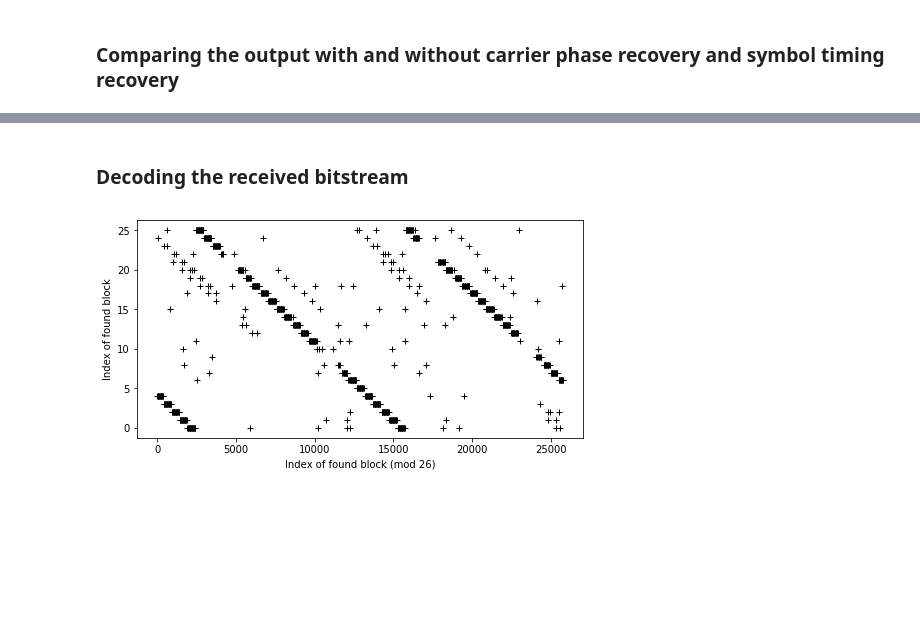
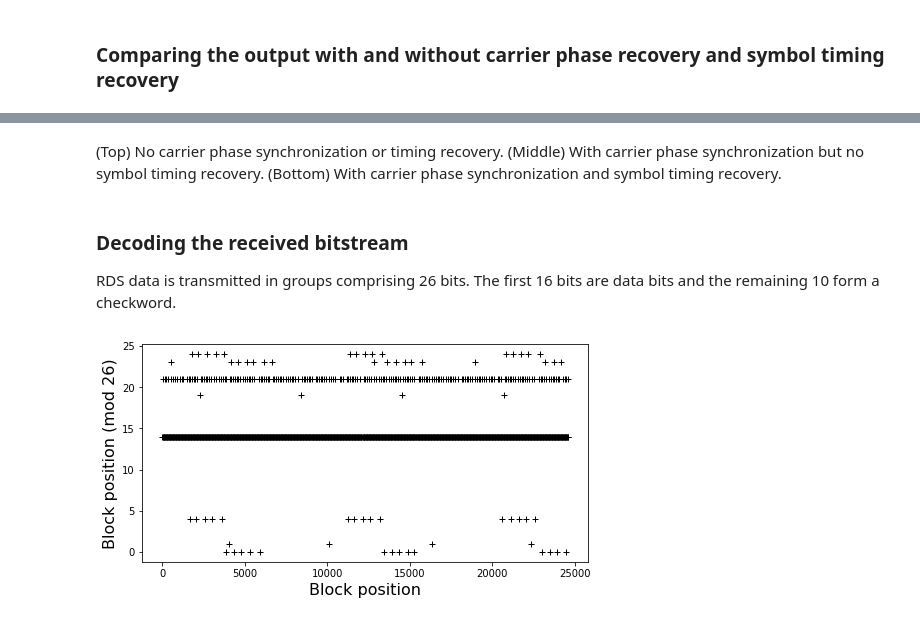
Before and after one commit to Max-Manning/RDS_decode, a Jupyter notebook: RDS_DECODE.ipynb, the cells around one changed output, grey strips where cells are left out. Drawn from its saved outputs; the diff is of its cells as text; code cells hidden in the pictures; blank space fills up the shorter version.

```diff
--- a/RDS_DECODE.ipynb
+++ b/RDS_DECODE.ipynb
@@ -38,9 +37,9 @@ plt.show()
 # %%
-# Decimate to reduce the sample rate from 1.024 Msps to 256 ksps
-fsM = 256000
-IQ = signal.decimate(IQ, int(fs/fsM))
+# Decimate to reduce the sample rate from 1.024 Msps to 192 ksps
+fsM = 192000
+IQ = signal.resample_poly(IQ, 3, 16)
 
-# FM demodulation in one line
+# FM demodulation
 MPX_FM = np.angle([x[0]*np.conj(x[1]) for x in zip(IQ[1:], IQ[:-1])])
 
 # Plot the multiplex spectrum of the FM channel
@@ -52,0 +52,6 @@ plt.show()
+# %%
+# filter out the audio signals
+wo = 2*np.pi*57000/fsM  # RDS subcarrier frequency
+RDSFilt = signal.remez(192,[0, 2000, 4000, fsM/2],[1,0], fs=fsM)
+RDSFilt57 = RDSFilt*np.cos(wo*np.arange(RDSFilt.shape[0]))
+RDS_57 = 10*signal.convolve(MPX_FM, RDSFilt57, mode='same')
@@ -128,3 +125,20 @@ RDS_demod_nophase = signal.lfilter(basefilt0, 1.0, RDS_demod_nophase)
+# %%
+# Using the recovered 57kHz carrier phase to create a frequency synchronized 1187.5Hz symbol carrier
+symcarrier = np.cos((wo*np.arange(MPX_FM.shape[0]) + theta0)/48)
+recovered_carrier1187 = signal.resample_poly(symcarrier, 57, 192)
+
+basefilt0 = signal.remez(96, [0, 400, 1500, fsR/2], [1, 0], fs = fsR)
+
+# demodulate the BPSK signal
+RDS_demod = RDS*recovered_carrier1187
+RDS_demod = signal.lfilter(basefilt0, 1.0, RDS_demod)
+
+nn = np.arange(RDS.shape[0])
+wc = 2*np.pi*1187.5/fsR   # expected carrier frequency
+
+# Also demodulate without phase correction
+RDS_demod_uncorr01 = RDS_uncorr0*np.cos(wc*nn)
+RDS_demod_uncorr01 = signal.lfilter(basefilt0, 1.0, RDS_demod_uncorr01)
 # %% [markdown]
 ### Symbol Timing Recovery
 # %%
@@ -244,10 +227,18 @@ plt.show()
-# %% [markdown]
-### Decoding the received bitstream
+# %% [markdown]
+(Top) No carrier phase synchronization or timing recovery. (Middle) With carrier phase synchronization but no symbol timing recovery. (Bottom) With carrier phase synchronization and symbol timing recovery.
+# %% [markdown]
+### Decoding the received bitstream
+
+RDS data is transmitted in groups comprising 26 bits. The first 16 bits are data bits and the remaining 10 form a checkword.
 # %%
 # Turn back now if using numpy arrays to do bitwise operations upsets you.
 
+# Slicer: convert sample values to zeros and ones
+RDS_bitstream = (np.sign(np.real(RDS_sampled))).astype(int)
+RDS_bitstream[RDS_bitstream == -1] = 0
+
 # differential decoding
-RDS_bits = np.bitwise_xor(RDS_bitstream[1:], RDS_bitstream[:-1],)
+RDS_bits = np.bitwise_xor(RDS_bitstream[1:], RDS_bitstream[:-1])
 
 # syndromes corresponding to valid block types (see IEC 62106 p.xx)
 checkw = np.array([[1,1,1,1,0,1,1,0,0,0],
@@ -274,35 +265,34 @@ h1 = np.array([[1,0,1,1,0,1,1,1,0,0],
       [0,1,1,1,1,0,1,1,1,0],
       [0,0,1,1,1,1,0,1,1,1],
       [1,0,1,0,1,0,0,1,1,1],
       [1,1,1,0,0,0,1,1,1,1],
       [1,1,0,0,0,1,1,0,1,1]])
 H = np.concatenate((np.eye(10), h1), axis=0)
 
 block_offsets = []
 HHDD = np.zeros((5,RDS_bits.shape[0]- 26 ))
 
 
 # Find all blocks with valid checkwords
 for j in range(RDS_bits.shape[0]- 26):
     y = RDS_bits[j:j+26]
     cw = np.mod(y.T@H, 2*np.ones((10,)))
 
     # Check if the computed checkword offset corresponds to one of the valid block types.
     for k in range(5):
         hammingdist = np.count_nonzero(cw-checkw[k,:])
         if np.count_nonzero(hammingdist) == 0:
             block_offsets.append(j)
 
 hitindex = [h % 26 for h in block_offsets]
 
 # plot the index (mod 26) where each successful block is detected.
-# RDS is a continuous-transfer protocol so ideally this should be a horizontal line.
-# Unfortunately this step shows that there is a lot of timing drift
+# RDS transmits blocks continually with no gaps, so ideally this should be a horizontal line.
 
 plt.figure(figsize=(8,4))
 plt.plot(block_offsets, hitindex, 'k+')
-plt.xlabel('Block index (mod 26)')
-plt.ylabel('Block index')
+plt.ylabel('Block position (mod 26)', fontsize=16)
+plt.xlabel('Block position', fontsize=16)
 plt.show()
 # %% [output]
-[figure, old version]
+[figure, new version]
```
Also changed, not shown: parts of 15 cells of this notebook.
